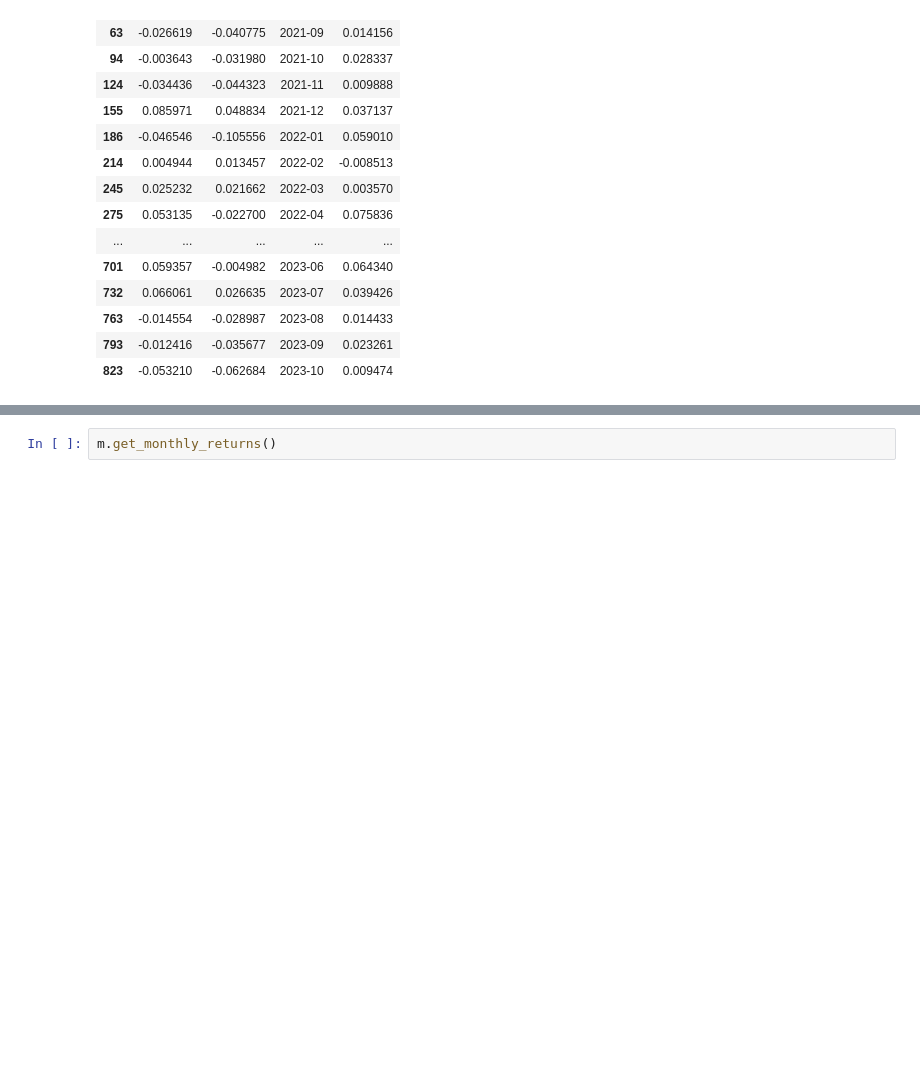
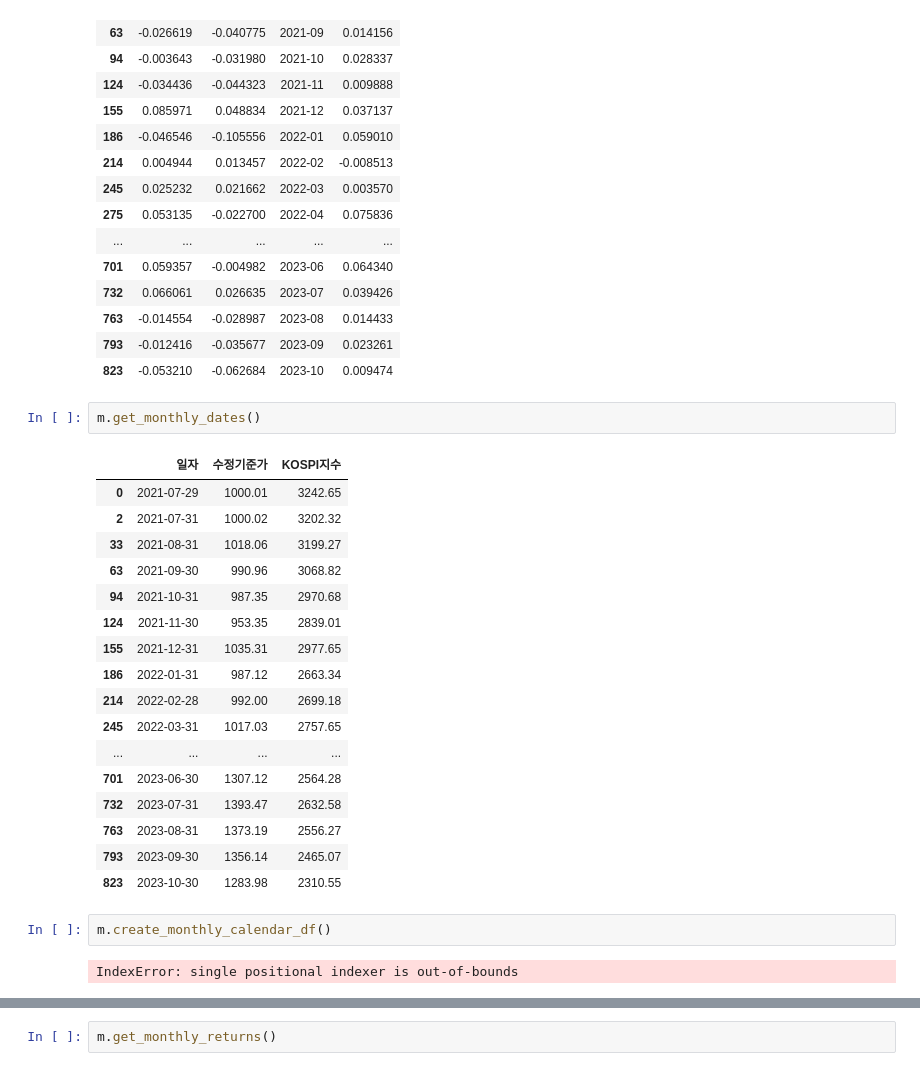
Before and after one commit to haniil/rpa-report-generator2-capstone, a Jupyter notebook: test-notebook.ipynb, the cells around one changed output, grey strips where cells are left out. Cells and saved outputs as stored; diff of their text form; blank space fills up the shorter version.

```diff
--- a/test-notebook.ipynb
+++ b/test-notebook.ipynb
@@ -612,6 +668,30 @@ m.calculate_excess_return()
 | 763 | -0.014554 | -0.028987 | 2023-08 | 0.014433 |
 | 793 | -0.012416 | -0.035677 | 2023-09 | 0.023261 |
 | 823 | -0.053210 | -0.062684 | 2023-10 | 0.009474 |
+# %%
+m.get_monthly_dates()
+# %% [output]
+|  | 일자 | 수정기준가 | KOSPI지수 |
+| 0 | 2021-07-29 | 1000.01 | 3242.65 |
+| 2 | 2021-07-31 | 1000.02 | 3202.32 |
+| 33 | 2021-08-31 | 1018.06 | 3199.27 |
+| 63 | 2021-09-30 | 990.96 | 3068.82 |
+| 94 | 2021-10-31 | 987.35 | 2970.68 |
+| 124 | 2021-11-30 | 953.35 | 2839.01 |
+| 155 | 2021-12-31 | 1035.31 | 2977.65 |
+| 186 | 2022-01-31 | 987.12 | 2663.34 |
+| 214 | 2022-02-28 | 992.00 | 2699.18 |
+| 245 | 2022-03-31 | 1017.03 | 2757.65 |
+| ... | ... | ... | ... |
+| 701 | 2023-06-30 | 1307.12 | 2564.28 |
+| 732 | 2023-07-31 | 1393.47 | 2632.58 |
+| 763 | 2023-08-31 | 1373.19 | 2556.27 |
+| 793 | 2023-09-30 | 1356.14 | 2465.07 |
+| 823 | 2023-10-30 | 1283.98 | 2310.55 |
+# %%
+m.create_monthly_calendar_df()
+# %% [output]
+IndexError: single positional indexer is out-of-bounds
 # %%
 m.get_monthly_last_dates()
 # %% [output]
```
Also changed, not shown: parts of 3 cells of this notebook.
